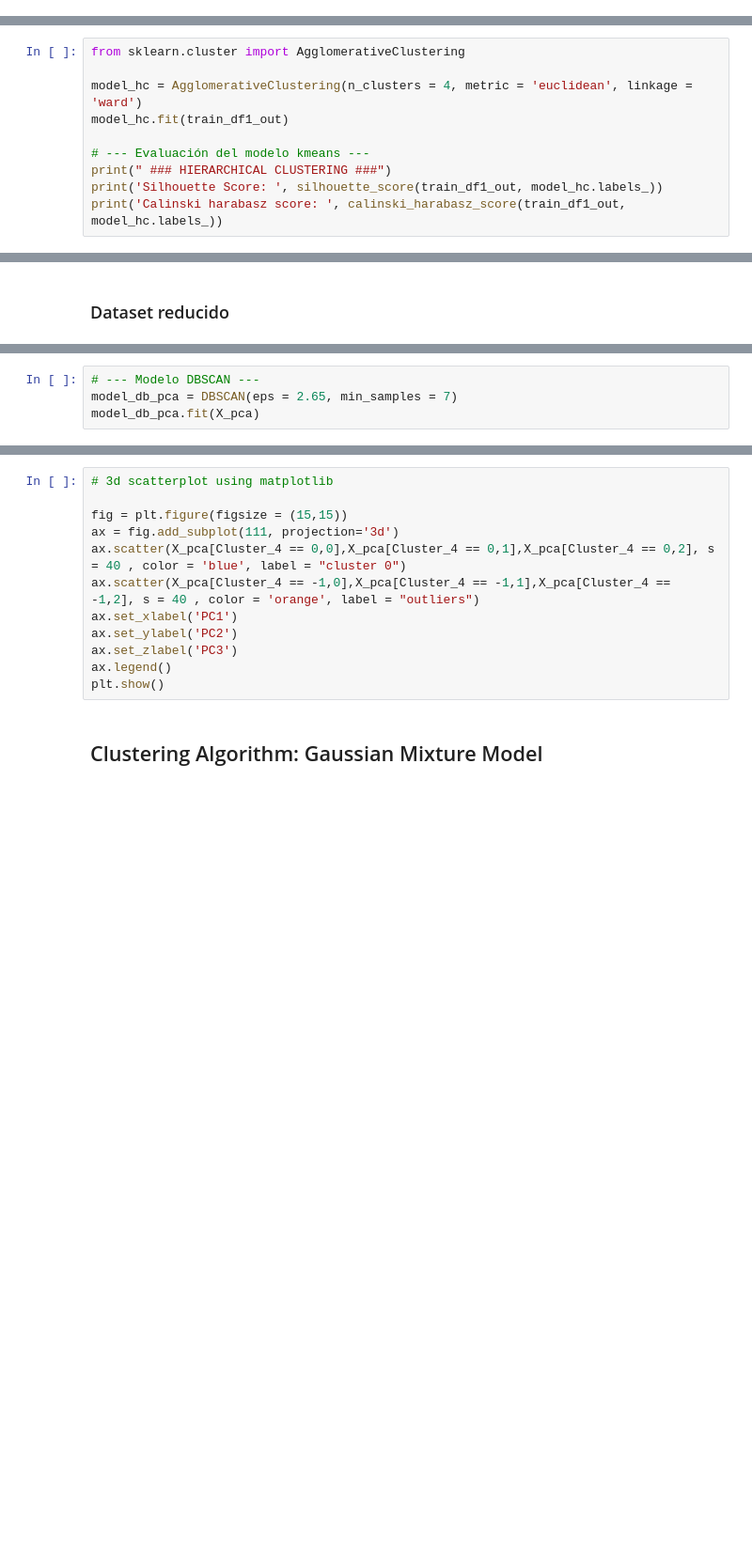
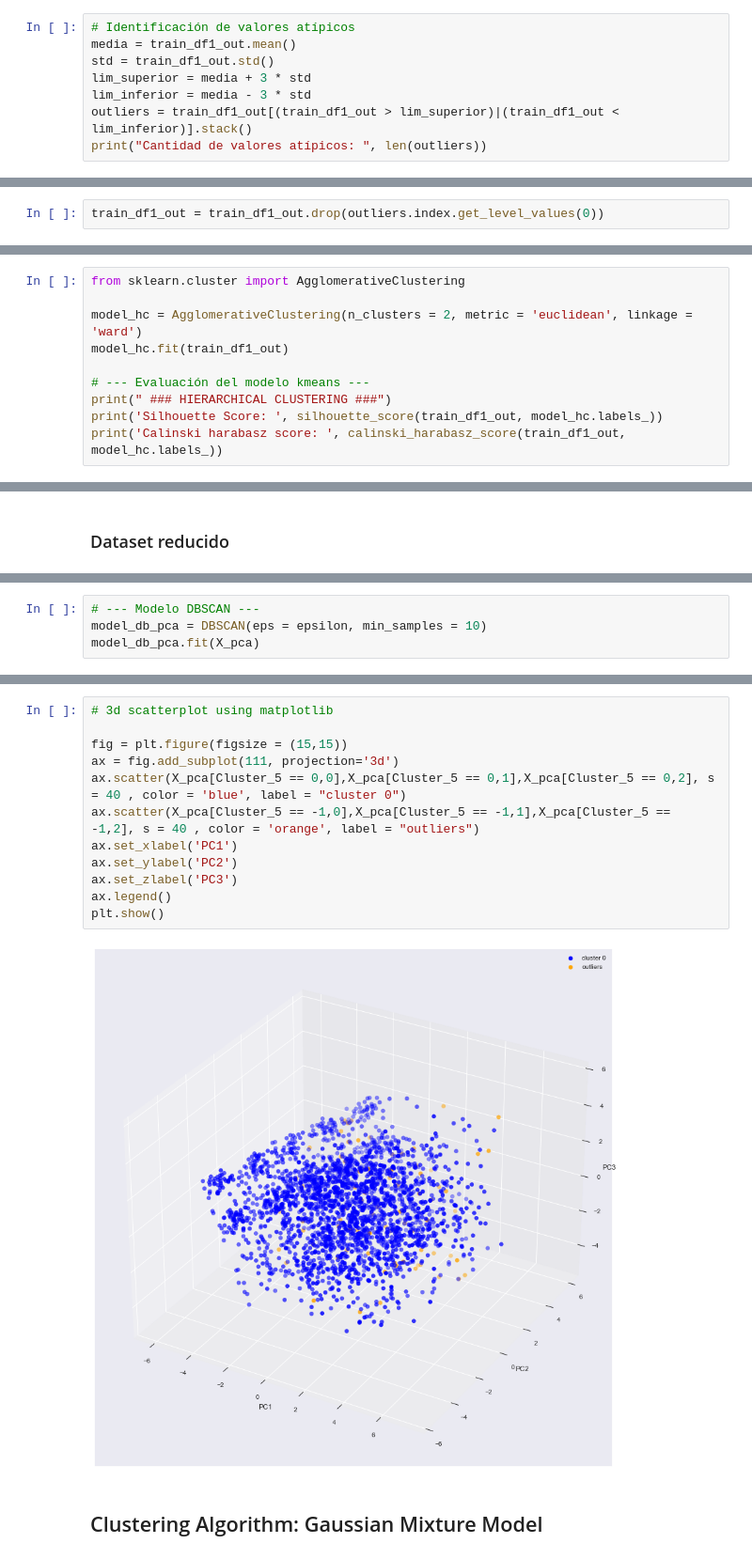
Before and after one commit to mlondono-oc/LEA2, a Jupyter notebook: Modulo-3/M2_Taller_Repaso.ipynb, the cells around one changed output, grey strips where cells are left out. Shown at 94% size. Cells and saved outputs as stored; diff of their text form; blank space fills up the shorter version.

```diff
--- a/Modulo-3/M2_Taller_Repaso.ipynb
+++ b/Modulo-3/M2_Taller_Repaso.ipynb
@@ -170,0 +257,8 @@ for idx,i in enumerate(train_df1_out.columns):
+# %%
+# Identificación de valores atípicos
+media = train_df1_out.mean()
+std = train_df1_out.std()
+lim_superior = media + 3 * std
+lim_inferior = media - 3 * std
+outliers = train_df1_out[(train_df1_out > lim_superior)|(train_df1_out < lim_inferior)].stack()
+print("Cantidad de valores atípicos: ", len(outliers))
@@ -171,2 +277,4 @@ for idx,i in enumerate(train_df1_out.columns):
+# %%
+train_df1_out = train_df1_out.drop(outliers.index.get_level_values(0))
 # %%
 train_df1_out.shape
@@ -338,7 +537,7 @@ plt.show()
 # %%
 from sklearn.cluster import AgglomerativeClustering
 
-model_hc = AgglomerativeClustering(n_clusters = 4, metric = 'euclidean', linkage = 'ward')
+model_hc = AgglomerativeClustering(n_clusters = 2, metric = 'euclidean', linkage = 'ward')
 model_hc.fit(train_df1_out)
 
 # --- Evaluación del modelo kmeans ---
@@ -464,4 +711,4 @@ plt.show()
 # %%
 # --- Modelo DBSCAN ---
-model_db_pca = DBSCAN(eps = 2.65, min_samples = 7)
+model_db_pca = DBSCAN(eps = epsilon, min_samples = 10)
 model_db_pca.fit(X_pca)
@@ -483,15 +746,17 @@ df_final['Cluster_5'].value_counts()
 # %%
 # 3d scatterplot using matplotlib
 
 fig = plt.figure(figsize = (15,15))
 ax = fig.add_subplot(111, projection='3d')
-ax.scatter(X_pca[Cluster_4 == 0,0],X_pca[Cluster_4 == 0,1],X_pca[Cluster_4 == 0,2], s = 40 , color = 'blue', label = "cluster 0")
-ax.scatter(X_pca[Cluster_4 == -1,0],X_pca[Cluster_4 == -1,1],X_pca[Cluster_4 == -1,2], s = 40 , color = 'orange', label = "outliers")
+ax.scatter(X_pca[Cluster_5 == 0,0],X_pca[Cluster_5 == 0,1],X_pca[Cluster_5 == 0,2], s = 40 , color = 'blue', label = "cluster 0")
+ax.scatter(X_pca[Cluster_5 == -1,0],X_pca[Cluster_5 == -1,1],X_pca[Cluster_5 == -1,2], s = 40 , color = 'orange', label = "outliers")
 ax.set_xlabel('PC1')
 ax.set_ylabel('PC2')
 ax.set_zlabel('PC3')
 ax.legend()
 plt.show()
+# %% [output]
+[figure, added]
 # %% [markdown]
 ## Clustering Algorithm: Gaussian Mixture Model
 # %% [markdown]
```
Also changed, not shown: parts of 77 cells of this notebook.
